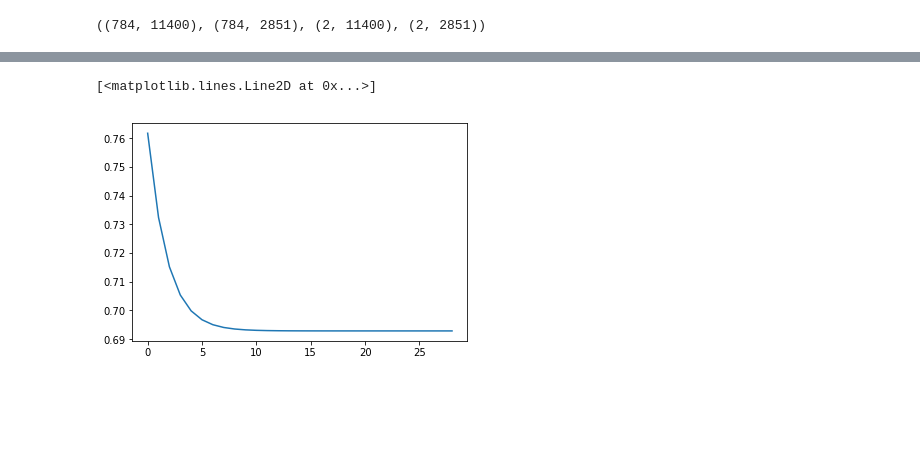
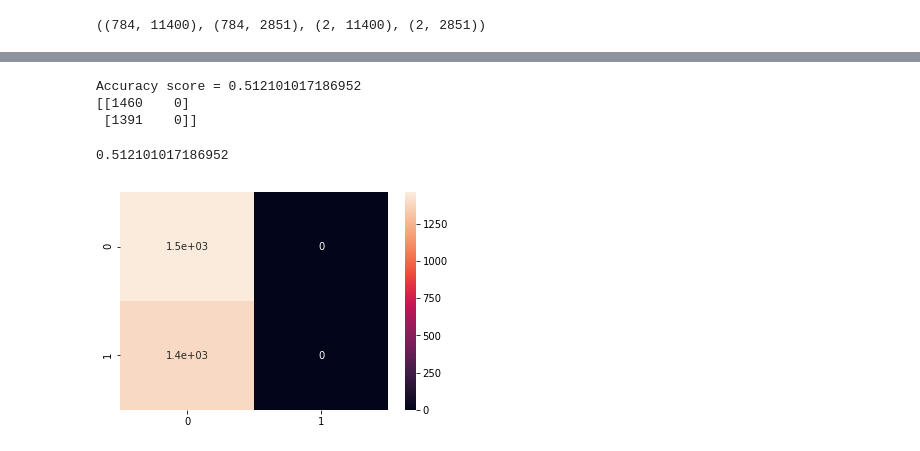
Before and after one commit to Hitkul/ML_course_IIITD, a Jupyter notebook: Assignment 3/Assignment_3.ipynb, the cells around one changed output, grey strips where cells are left out. Drawn from its saved outputs; the diff is of its cells as text; code cells hidden in the pictures; blank space fills up the shorter version.

```diff
--- a/Assignment 3/Assignment_3.ipynb
+++ b/Assignment 3/Assignment_3.ipynb
@@ -99,3 +100,6 @@ def compute_multiclass_loss(Y, Y_hat):
+# %%
+def get_class_values(results):
+    return results.argmax(axis=0)
 # %%
 def init_weights(n_hidden_layers, number_of_neurons):
     weights_layers =[np.random.uniform(size=(number_of_neurons[0],X_train.shape[0]))]
@@ -260,5 +251,35 @@ plt.plot(range(len(cost)),cost)
-# %%
-plt.plot(range(len(cost[1:])),cost[1:])
-# %% [output]
-[<matplotlib.lines.Line2D at 0x...>]
-[figure, removed]
+# %%
+def predict(X_test,hidden_layer_activation):
+    global weight_layers
+    global bias_layers
+
+
+    input_layers = [X_test]
+    output_layers=[X_test]
+
+    for weight,bias in zip(weight_layers[:-1],bias_layers[:-1]):
+        input_layers.append(np.dot(weight,output_layers[-1])+bias)
+        output_layers.append(hidden_layer_activation(input_layers[-1]))
+
+    input_layers.append(np.dot(weight_layers[-1],output_layers[-1])+bias_layers[-1])
+    output_layers.append(softmax(input_layers[-1]))
+    return get_class_values(output_layers[-1])
+# %%
+def get_performance(x,y):
+    results = predict(x,hidden_layer_activation=hidden_layer_activation)
+    y=get_class_values(y)
+    acc = accuracy_score(y,results)
+    print(f"Accuracy score = {acc}")
+    cnf = confusion_matrix(y,results)
+    print(cnf)
+    df_cm = pd.DataFrame(cnf, index = range(2),columns = range(2))
+    sn.heatmap(df_cm, annot=True)
+    return acc
+# %%
+get_performance(X_test,Y_test)
+# %% [output]
+Accuracy score = 0.512101017186952
+[[1460    0]
+ [1391    0]]
+0.512101017186952
+[figure, added]
```
Also changed, not shown: parts of 11 cells of this notebook.
